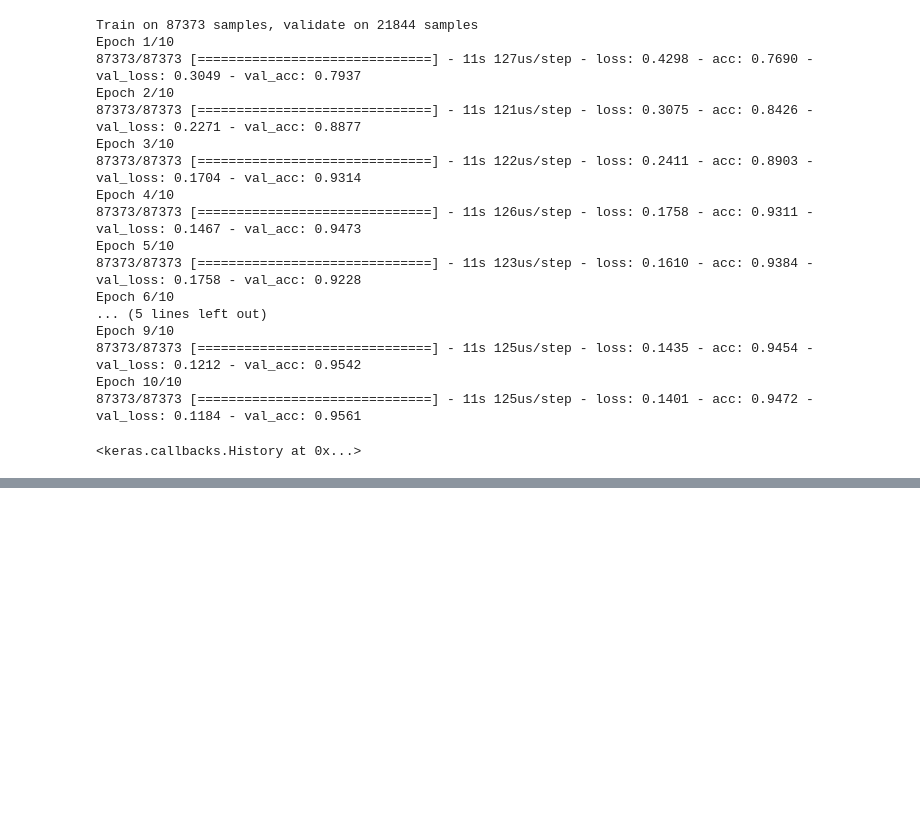
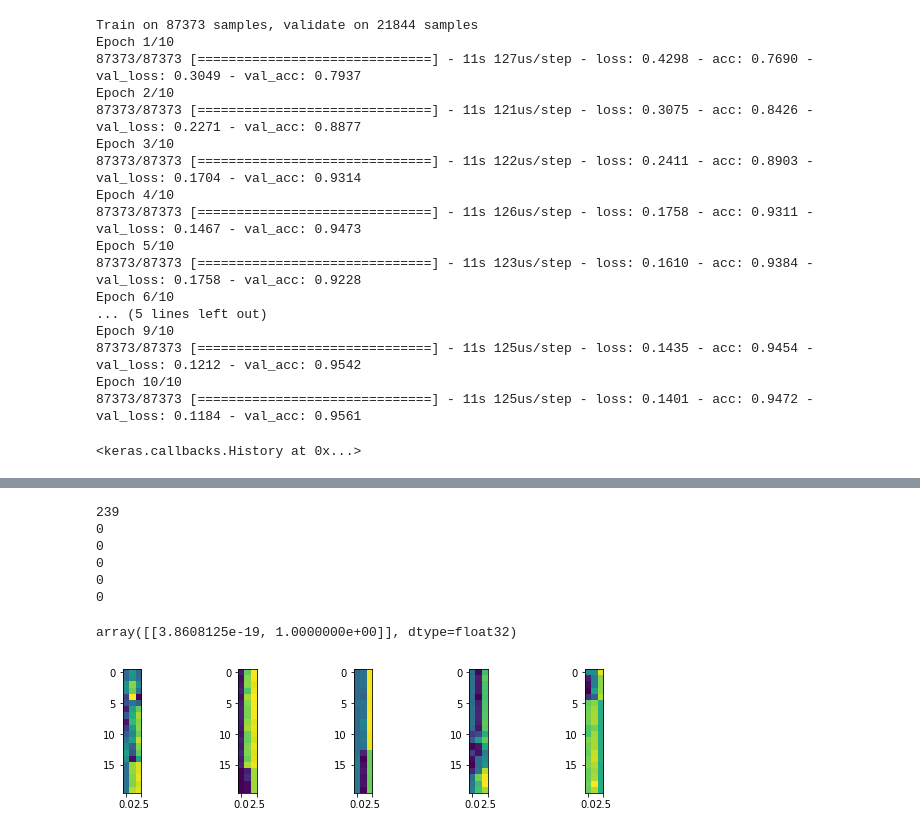
Before and after one commit to andreataglia/sensors_objects, a Jupyter notebook: DataToImg.ipynb, the cells around one changed output, grey strips where cells are left out. Saved outputs shown, nothing was run; the diff lists cells and outputs as text; code cells hidden in the pictures; blank space fills up the shorter version.

```diff
--- a/DataToImg.ipynb
+++ b/DataToImg.ipynb
@@ -79,0 +58,14 @@ print(len(X)-lenX)
+# %%
+X = [] # images
+y = [] # labels
+ROWS = 20
+def generate_images(imgs, labels, df, rows, cols, label):
+    for i in range(0,df.shape[0]-rows,rows):
+        imgs.append((df.iloc[i:i+rows,0:cols]).values.tolist())
+        labels.append(label)
+    print(len(imgs))
+    return
+
+#create the images for each objects
+generate_images(X, y, df1, ROWS, 3, 0)
+generate_images(X, y, df1, ROWS, 3, 1)
@@ -262,14 +270,30 @@ model.predict(x)
 array([[0.10642493, 0.893575  ]], dtype=float32)
 [figure]
-# %%
-#try predict from external data
-data=pd.read_csv("data/data_val.csv", names = COL_VALUES + ["obj"])
-def normalize(df):
-    result = df.copy()
-    for feature_name in COL_VALUES:
-        max_value = df[feature_name].max()
-        min_value = df[feature_name].min()
-        result[feature_name] = (df[feature_name] - min_value) / (max_value - min_value)
-    return result
-
-data=normalize(data)
+# %%
+num = 0
+#try predict from external data
+data=pd.read_csv("data/data_val.csv", names = COL_VALUES + ["obj"])
+data=normalize(data)
+X = []
+y = []
+generate_images(X, y, data, ROWS, 3, 0)
+
+plt.figure(figsize=(10,5))
+columns = 5
+for i in range(columns):
+    plt.subplot(5 / columns + 1, columns, i + 1)
+    print(y[num+i])
+    plt.imshow(X[num+i])
+
+x = np.expand_dims(X[num], axis=0)
+x = np.expand_dims(x, axis=0)
+model.predict(x)
+# %% [output]
+239
+0
+0
+0
+0
+0
+array([[3.8608125e-19, 1.0000000e+00]], dtype=float32)
+[figure, added]
```
Also changed, not shown: parts of 3 cells of this notebook, 2 other files.
